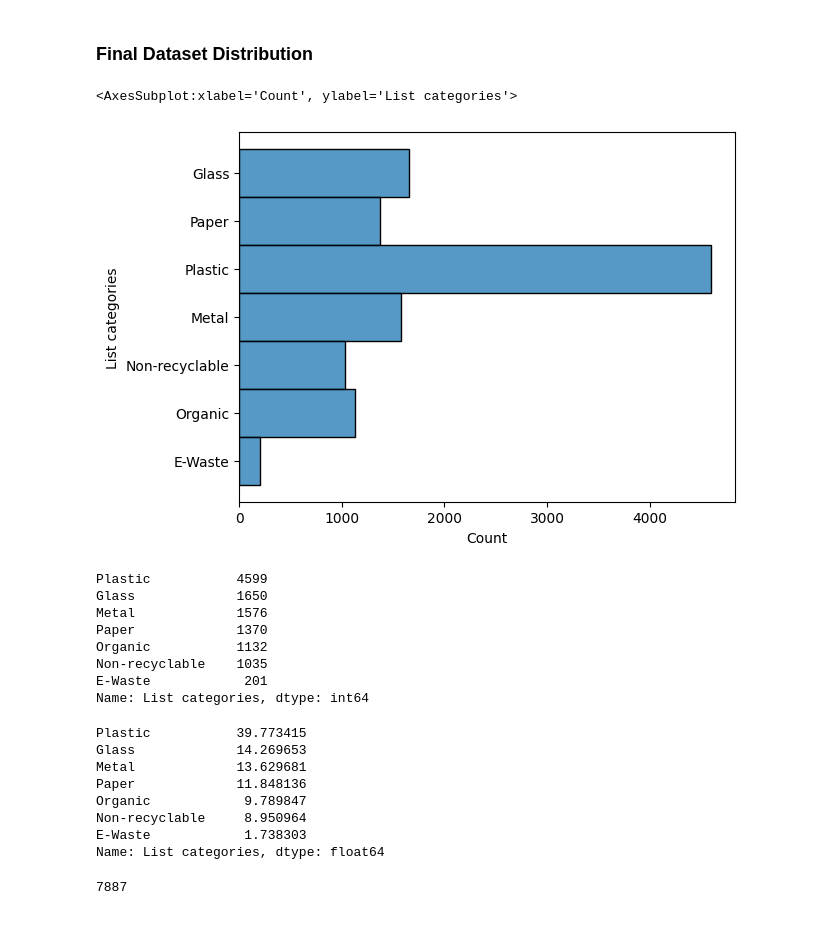
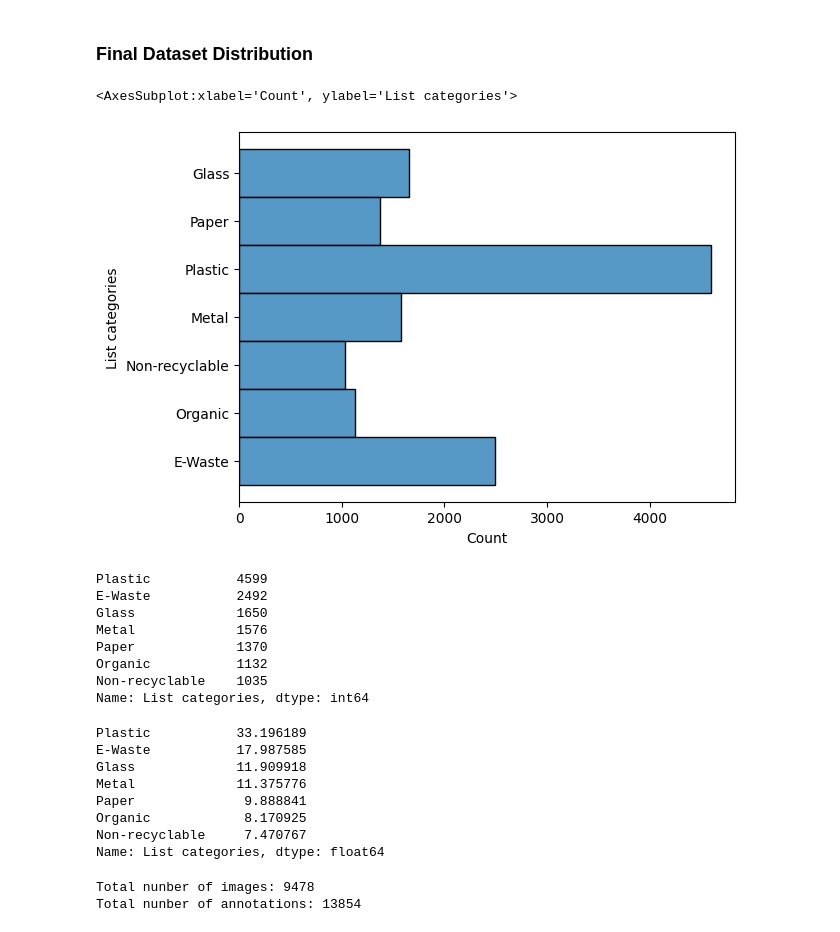
Before and after one commit to AmElmo/trash_detector-wall-e, a Jupyter notebook: notebooks/data_cleaning.ipynb, the cells around one changed output. Drawn from its saved outputs; the diff is of its cells as text; code cells hidden in the pictures.

Commit message:
Finished data cleaning for final dataset

```diff
--- a/notebooks/data_cleaning.ipynb
+++ b/notebooks/data_cleaning.ipynb
@@ -756,36 +770,40 @@ We can consider that we have enough annotations for plastic, glass, metal and no
 # %% [markdown]
 ### Final Dataset Distribution
 # %%
-draw_class_distribution('../data/Final_Dataset/final_annotations_coco_V5.json')
+draw_class_distribution('../data/Final_Dataset/final_annotations_coco_V6.json')
 # %% [output]
 <AxesSubplot:xlabel='Count', ylabel='List categories'>
-[figure, old version]
+[figure, new version]
 # %%
-build_table_distribution('../data/Final_Dataset/final_annotations_coco_V5.json')
+build_table_distribution('../data/Final_Dataset/final_annotations_coco_V6.json')
 # %% [output]
 Plastic           4599
+E-Waste           2492
 Glass             1650
 Metal             1576
 Paper             1370
 Organic           1132
 Non-recyclable    1035
-E-Waste            201
 Name: List categories, dtype: int64
 # %%
-build_table_distribution_normalize('../data/Final_Dataset/final_annotations_coco_V5.json')
+build_table_distribution_normalize('../data/Final_Dataset/final_annotations_coco_V6.json')
 # %% [output]
-Plastic           39.773415
-Glass             14.269653
-Metal             13.629681
-Paper             11.848136
-Organic            9.789847
-Non-recyclable     8.950964
-E-Waste            1.738303
+Plastic           33.196189
+E-Waste           17.987585
+Glass             11.909918
+Metal             11.375776
+Paper              9.888841
+Organic            8.170925
+Non-recyclable     7.470767
 Name: List categories, dtype: float64
 # %%
-with open('../data/Final_Dataset/final_annotations_coco_V5.json') as f:
+# Total number of images & annotations in final dataset
+
+with open('../data/Final_Dataset/final_annotations_coco_V6.json') as f:
     json_file = json.load(f)
 
-len(json_file['images'])
+print("Total number of images: " + str(len(json_file['images'])))
+print("Total number of annotations: " + str(len(json_file['annotations'])))
 # %% [output]
-7887
+Total nunber of images: 9478
+Total nunber of annotations: 13854
```
Also changed, not shown: parts of 4 cells of this notebook.
